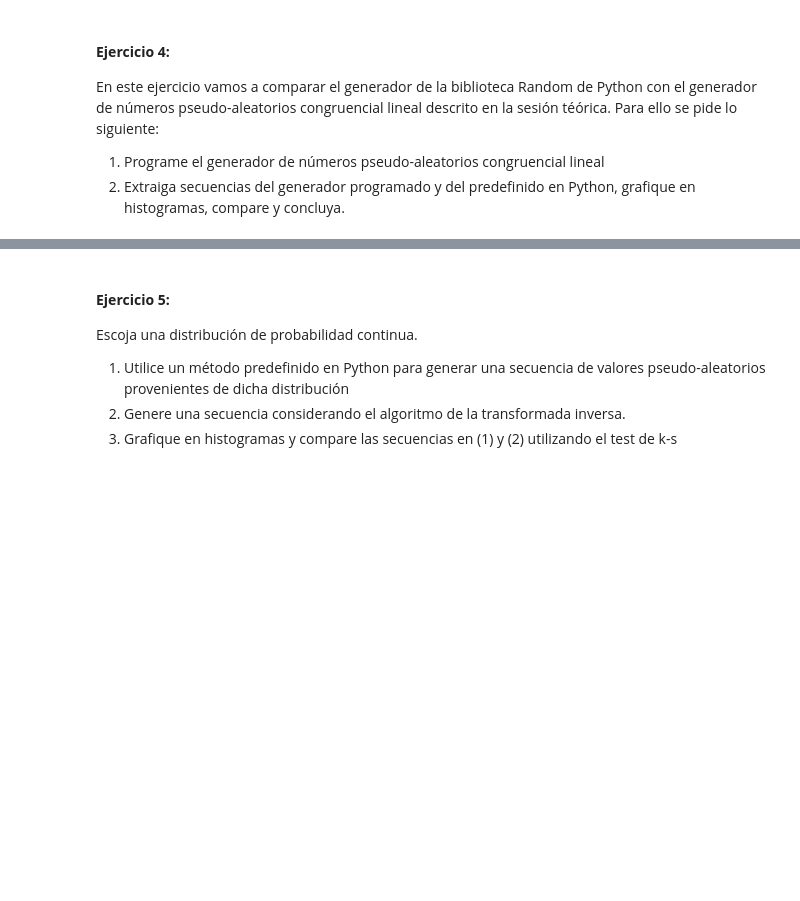
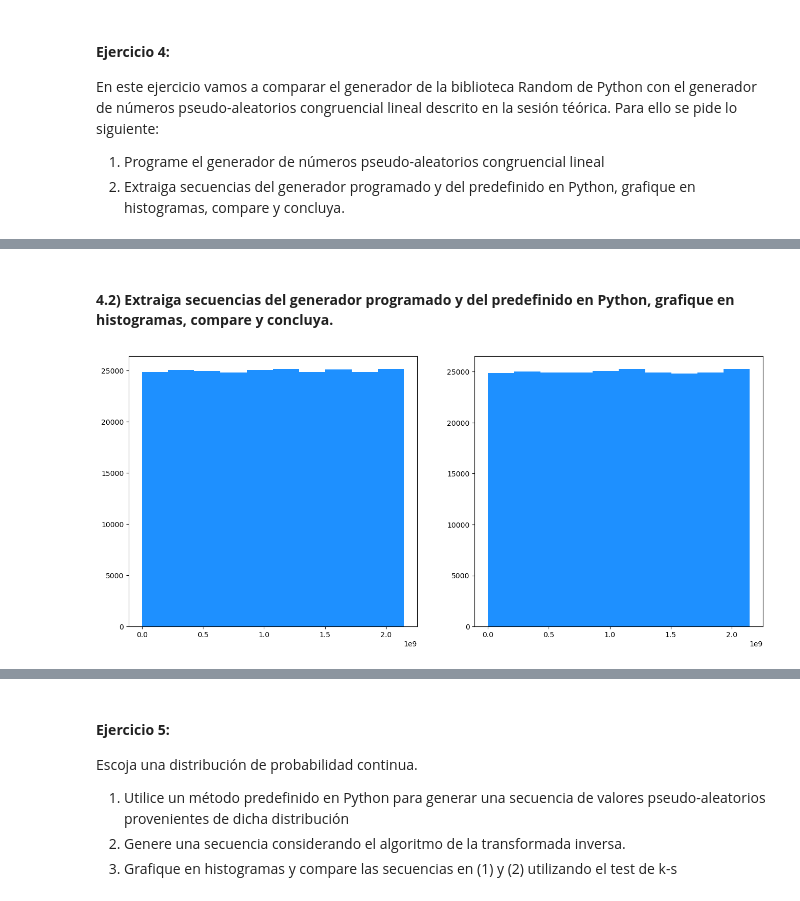
Before and after one commit to imnotUrban/Repo-Simulacion, a Jupyter notebook: Laboratorio_Online/Laboratorio_Onlline.ipynb, the cells around one changed output, grey strips where cells are left out. Drawn from its saved outputs; the diff is of its cells as text; code cells hidden in the pictures; blank space fills up the shorter version.

```diff
--- a/Laboratorio_Online/Laboratorio_Onlline.ipynb
+++ b/Laboratorio_Online/Laboratorio_Onlline.ipynb
@@ -448,0 +487,33 @@ En este ejercicio vamos a comparar el generador de la biblioteca Random de Pytho
+# %%
+class NotR(object):
+    def seed(self, a=3):
+        """Seed the world's most mysterious random number generator."""
+        self.seedval = a
+    def random(self):
+        """Look, random numbers!"""
+        self.seedval = (self.seedval * 16807) % 2147483647
+        return self.seedval
+
+_inst = NotR()
+
+## se editó esto para evitar problemas de renombre
+seed_nr = _inst.seed
+random_nr = _inst.random
+# %% [markdown]
+#### <b>4.2) Extraiga secuencias del generador programado y del predefinido en Python, grafique en histogramas, compare y concluya.</b>
+# %%
+# Parametros y grafico
+size = 250000
+fig, ax = plt.subplots(1, 2, figsize=(16, 7), dpi= 100)
+# Damos una seed para poder utilizar random_nr
+seed_nr(random.random())
+
+# Generamos los numeros aleatorios con 'nuestro random' y el random.uniform de python
+rand_pseudo_nr = [random_nr() for x in range(size)]
+rand_pseudo_python = [random.uniform(0,2147483647-1) for x in range(size)]
+
+# Generamos los graficos, histogramas
+ax[0].hist(rand_pseudo_nr, color='dodgerblue');
+ax[1].hist(rand_pseudo_python, color='dodgerblue');
+# %% [output]
+[figure, added]
```
Also changed, not shown: parts of 20 cells of this notebook.
